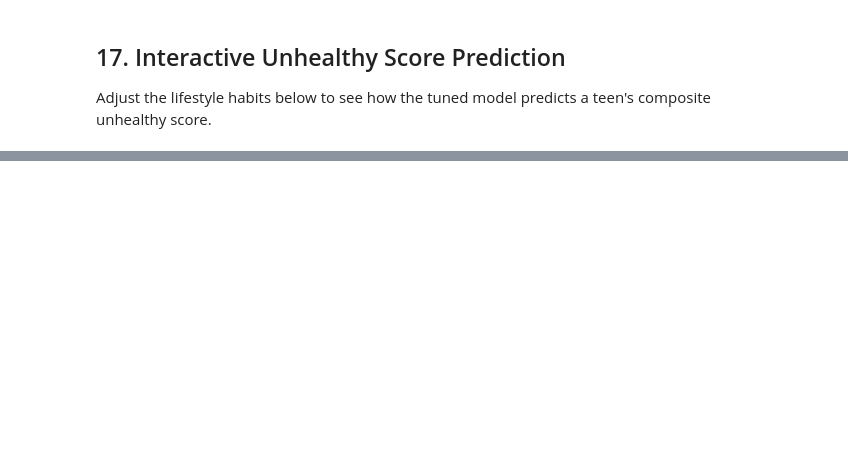
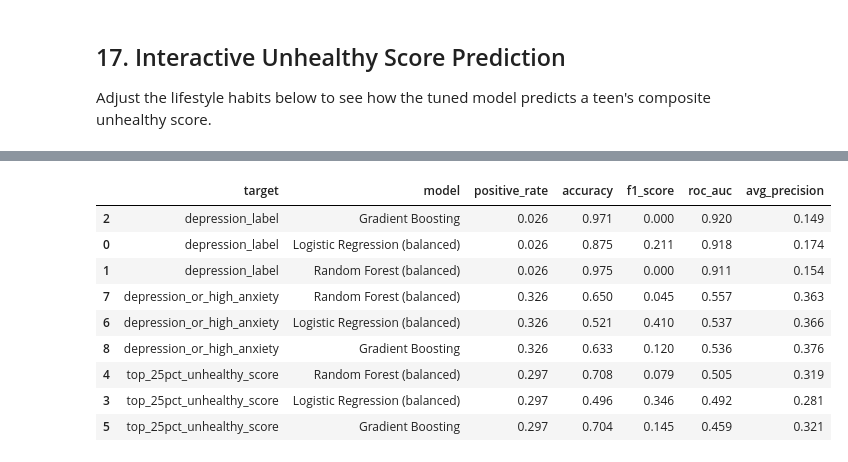
Before and after one commit to capsherb/data_final, a Jupyter notebook: Data_Project.ipynb, the cells around one changed output, grey strips where cells are left out. Cells and saved outputs as stored; diff of their text form; code cells hidden in the pictures; blank space fills up the shorter version.

```diff
--- a/Data_Project.ipynb
+++ b/Data_Project.ipynb
@@ -606,0 +654,74 @@ widgets.interact(
+# %%
+import pandas as pd
+from sklearn.ensemble import GradientBoostingClassifier, RandomForestClassifier
+from sklearn.linear_model import LogisticRegression
+from sklearn.metrics import accuracy_score, average_precision_score, f1_score, roc_auc_score
+from sklearn.model_selection import train_test_split
+
+# Reload a clean copy so this section can run independently from earlier cells
+risk_df = pd.read_csv('Teen_Mental_Health_Dataset.csv')
+risk_df['unhealthy_score'] = (
+    risk_df['stress_level'] + risk_df['anxiety_level'] +
+    risk_df['addiction_level'] + (risk_df['depression_label'] * 5)
+)
+
+risk_features = [
+    'age', 'gender', 'daily_social_media_hours', 'platform_usage',
+    'sleep_hours', 'screen_time_before_sleep', 'academic_performance',
+    'physical_activity', 'social_interaction_level'
+]
+
+X_risk = pd.get_dummies(risk_df[risk_features], drop_first=False)
+
+candidate_targets = {
+    'depression_label': risk_df['depression_label'].astype(int),
+    'top_25pct_unhealthy_score': (risk_df['unhealthy_score'] >= risk_df['unhealthy_score'].quantile(0.75)).astype(int),
+    'depression_or_high_anxiety': ((risk_df['depression_label'] == 1) | (risk_df['anxiety_level'] >= 8)).astype(int)
+}
+
+candidate_models = {
+    'Logistic Regression (balanced)': LogisticRegression(max_iter=3000, class_weight='balanced'),
+    'Random Forest (balanced)': RandomForestClassifier(n_estimators=400, random_state=42, class_weight='balanced'),
+    'Gradient Boosting': GradientBoostingClassifier(random_state=42)
+}
+
+comparison_rows = []
+for target_name, y_target in candidate_targets.items():
+    X_train_cmp, X_test_cmp, y_train_cmp, y_test_cmp = train_test_split(
+        X_risk, y_target, test_size=0.2, random_state=42, stratify=y_target
+    )
+
+    for model_name, model in candidate_models.items():
+        model.fit(X_train_cmp, y_train_cmp)
+        y_pred_cmp = model.predict(X_test_cmp)
+        y_prob_cmp = model.predict_proba(X_test_cmp)[:, 1]
+
+        comparison_rows.append({
+            'target': target_name,
+            'model': model_name,
+            'positive_rate': y_target.mean(),
+            'accuracy': accuracy_score(y_test_cmp, y_pred_cmp),
+            'f1_score': f1_score(y_test_cmp, y_pred_cmp, zero_division=0),
+            'roc_auc': roc_auc_score(y_test_cmp, y_prob_cmp),
+            'avg_precision': average_precision_score(y_test_cmp, y_prob_cmp)
+        })
+
+comparison_df = pd.DataFrame(comparison_rows).sort_values(
+    by=['roc_auc', 'avg_precision', 'f1_score'], ascending=False
+)
+
+print('--- High-Risk Classification Model Comparison ---')
+display(comparison_df.round({
+    'positive_rate': 3,
+    'accuracy': 3,
+    'f1_score': 3,
+    'roc_auc': 3,
+    'avg_precision': 3
+}))
+
+best_row = comparison_df.iloc[0]
+print(
+    f"\nBest ranking result: {best_row['model']} on '{best_row['target']}' "
+    f"with ROC-AUC = {best_row['roc_auc']:.3f} and Average Precision = {best_row['avg_precision']:.3f}."
+)
+# %% [output]
@@ -606,0 +729,10 @@ widgets.interact(
+|  | target | model | positive_rate | accuracy | f1_score | roc_auc | avg_precision |
+| 2 | depression_label | Gradient Boosting | 0.026 | 0.971 | 0.000 | 0.920 | 0.149 |
+| 0 | depression_label | Logistic Regression (balanced) | 0.026 | 0.875 | 0.211 | 0.918 | 0.174 |
+| 1 | depression_label | Random Forest (balanced) | 0.026 | 0.975 | 0.000 | 0.911 | 0.154 |
+| 7 | depression_or_high_anxiety | Random Forest (balanced) | 0.326 | 0.650 | 0.045 | 0.557 | 0.363 |
+| 6 | depression_or_high_anxiety | Logistic Regression (balanced) | 0.326 | 0.521 | 0.410 | 0.537 | 0.366 |
+| 8 | depression_or_high_anxiety | Gradient Boosting | 0.326 | 0.633 | 0.120 | 0.536 | 0.376 |
+| 4 | top_25pct_unhealthy_score | Random Forest (balanced) | 0.297 | 0.708 | 0.079 | 0.505 | 0.319 |
+| 3 | top_25pct_unhealthy_score | Logistic Regression (balanced) | 0.297 | 0.496 | 0.346 | 0.492 | 0.281 |
+| 5 | top_25pct_unhealthy_score | Gradient Boosting | 0.297 | 0.704 | 0.145 | 0.459 | 0.321 |
```
Also changed, not shown: parts of 17 cells of this notebook.
